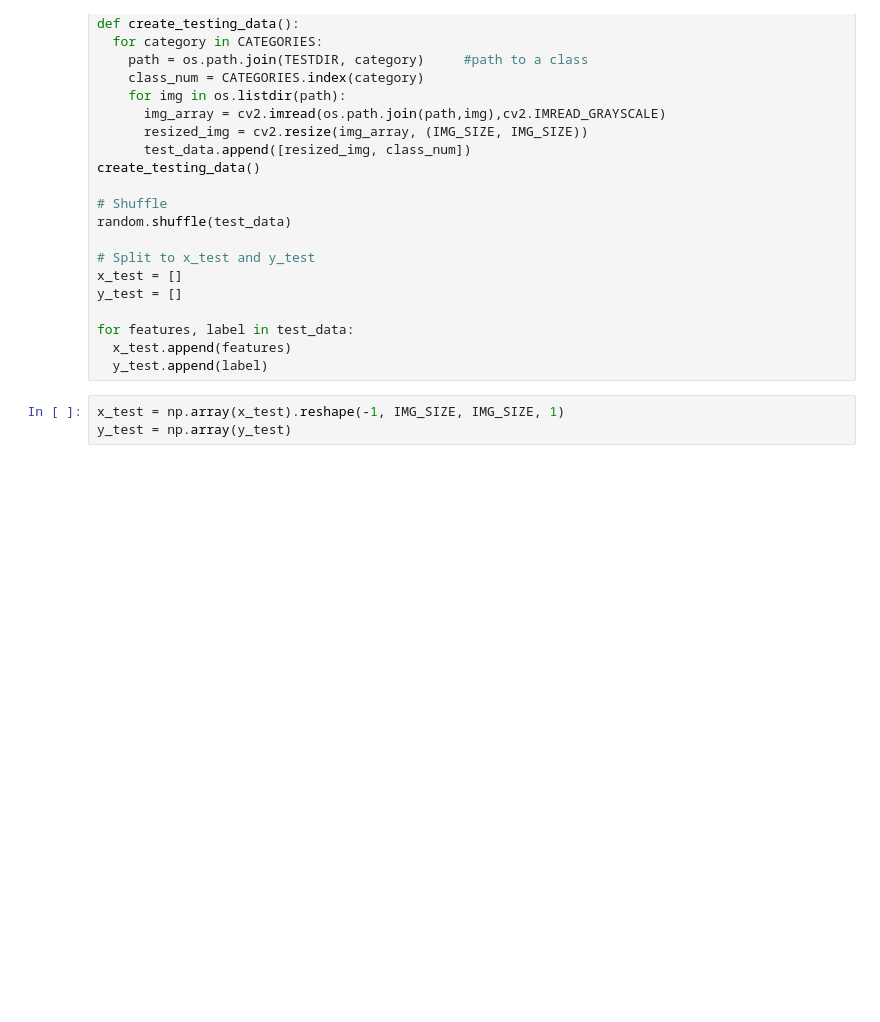
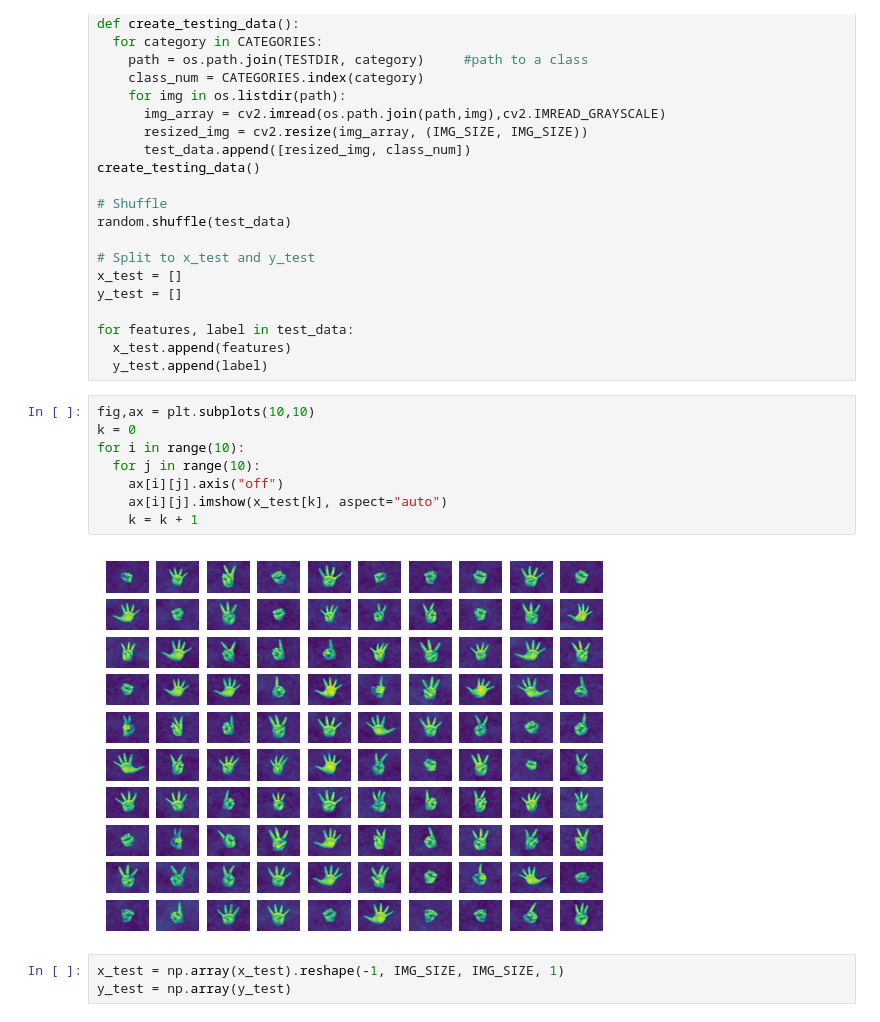
Before and after one commit to hosseinrezaie0/FingerdDrectionDetection, a Jupyter notebook: Project_CountDrectionDetection.ipynb, the cells around one changed output. Saved outputs shown, nothing was run; the diff lists cells and outputs as text; blank space fills up the shorter version.

Commit message:
Test the model with Shuffled test data

```diff
--- a/Project_CountDrectionDetection.ipynb
+++ b/Project_CountDrectionDetection.ipynb
@@ -290,6 +290,16 @@ y_test = []
 for features, label in test_data:
   x_test.append(features)
   y_test.append(label)
+# %%
+fig,ax = plt.subplots(10,10)
+k = 0
+for i in range(10):
+  for j in range(10):
+    ax[i][j].axis("off")
+    ax[i][j].imshow(x_test[k], aspect="auto")
+    k = k + 1
+# %% [output]
+[figure, added]
 # %%
 x_test = np.array(x_test).reshape(-1, IMG_SIZE, IMG_SIZE, 1)
 y_test = np.array(y_test)
```
Also changed, not shown: parts of 2 cells of this notebook.
